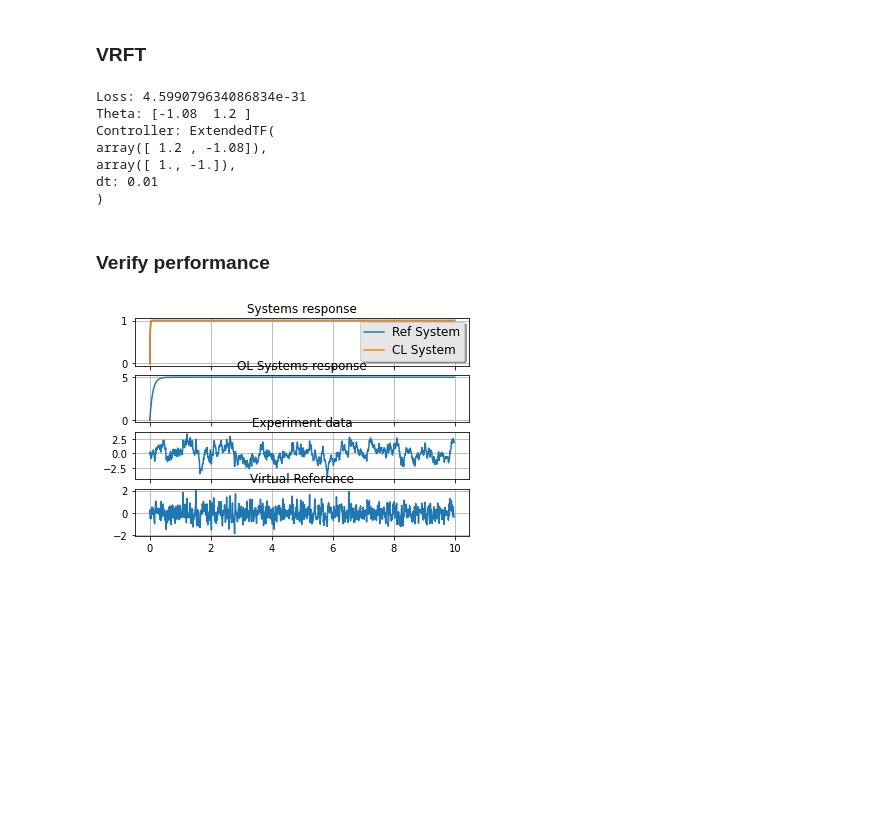
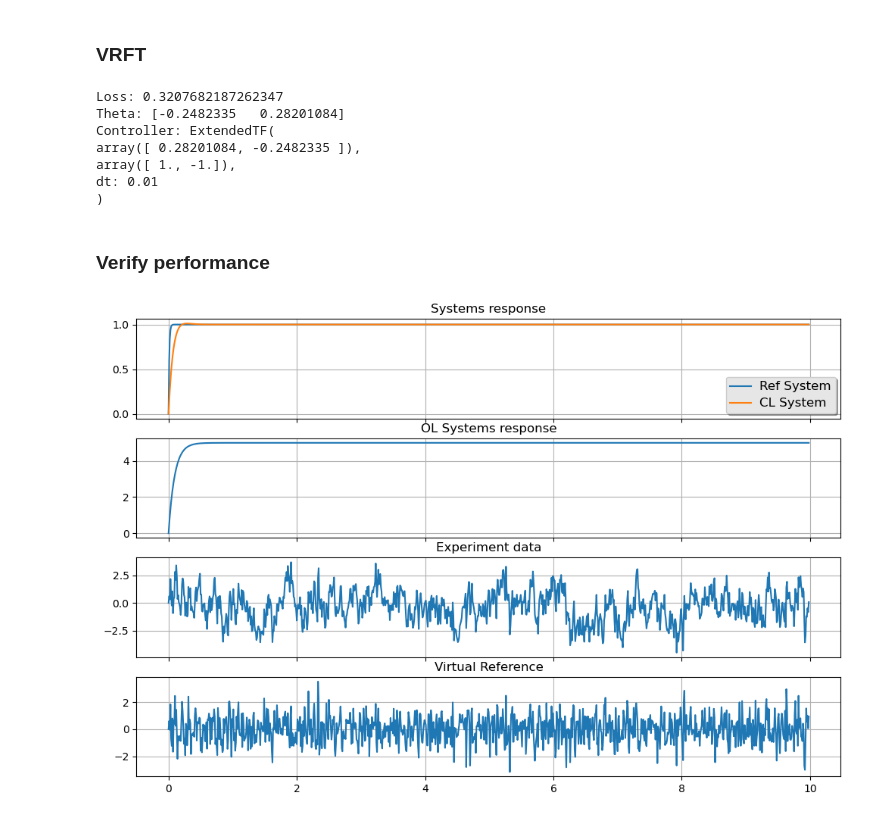
Before and after one commit to rssalessio/PythonVRFT, a Jupyter notebook: examples/notebook_example_2.ipynb, the cells around one changed output. Saved outputs shown, nothing was run; the diff lists cells and outputs as text; code cells hidden in the pictures; blank space fills up the shorter version.

```diff
--- a/examples/notebook_example_2.ipynb
+++ b/examples/notebook_example_2.ipynb
@@ -41,6 +48,17 @@ control = [ExtendedTF([1], [1, -1], dt=dt),
 # %% [markdown]
 ### Generate signals
 # %%
+def generateNoise(t):
+    # Generate colored noise
+    omega = 2*np.pi*100
+    xi = 0.9
+    dt = t[1] - t[0]
+    noise =  np.random.normal(0,0.1,t.size)
+    tf = scipysig.TransferFunction([10*omega**2], [1, 2*xi*omega, omega**2])
+    # Second order system
+    _, yn, _ = scipysig.lsim(tf, noise, t)
+    return yn
+
 # Generate input siganl
 t_start = 0
 t_end = 10
@@ -49,11 +67,7 @@ u = np.random.normal(size = t.size)
 
 # Open loop experiment
 t, y = scipysig.dlsim(sys, u, t)
-y = y.flatten()
-
-# Add measurement noise
-sigma = 0.5
-y = y + sigma * np.random.normal(size = y.size)
+y = y.flatten() + generateNoise(t)
 
 # Save data into an IDDATA Object with 0 initial condition
 # Length of the initial condition depends on the reference model
@@ -64,16 +78,16 @@ data = iddata(y, u, dt, [0])
 # VRFT Pre-filter
 prefilter = refModel * (1 -  refModel)
 
-# VRFT method with Instrumental variables
+# VRFT method
 theta, r, loss, C = compute_vrft(data, refModel, control, prefilter)
 
 #Obtained controller
 print("Loss: {}\nTheta: {}\nController: {}".format(loss, theta, C))
 # %% [output]
-Loss: 4.599079634086834e-31
-Theta: [-1.08  1.2 ]
+Loss: 0.3207682187262347
+Theta: [-0.2482335   0.28201084]
 Controller: ExtendedTF(
-array([ 1.2 , -1.08]),
+array([ 0.28201084, -0.2482335 ]),
 array([ 1., -1.]),
 dt: 0.01
 )
@@ -93,34 +107,34 @@ _, ys = scipysig.dlsim(sys, u, t)
 yr = np.array(yr).flatten()
 ys = np.array(ys).flatten()
 yc = np.array(yc).flatten()
-fig, ax = plt.subplots(4, sharex=True)
+fig, ax = plt.subplots(4, sharex=True, figsize=(12,8), dpi= 100, facecolor='w', edgecolor='k')
 ax[0].plot(t, yr,label='Ref System')
 ax[0].plot(t, yc, label='CL System')
 ax[0].set_title('Systems response')
 ax[0].grid(True)
 ax[1].plot(t, ys, label='OL System')
 ax[1].set_title('OL Systems response')
 ax[1].grid(True)
 ax[2].plot(t, y[:len(r)])
 ax[2].grid(True)
 ax[2].set_title('Experiment data')
 ax[3].plot(t, r)
 ax[3].grid(True)
 ax[3].set_title('Virtual Reference')
 
 # Now add the legend with some customizations.
 legend = ax[0].legend(loc='lower right', shadow=True)
 
 # The frame is matplotlib.patches.Rectangle instance surrounding the legend.
 frame = legend.get_frame()
 frame.set_facecolor('0.90')
 
 # Set the fontsize
 for label in legend.get_texts():
     label.set_fontsize('large')
 
 for label in legend.get_lines():
     label.set_linewidth(1.5)  # the legend line width
 plt.show()
 # %% [output]
-[figure, old version]
+[figure, new version]
```
Also changed, not shown: parts of 3 cells of this notebook, 10 other files.
